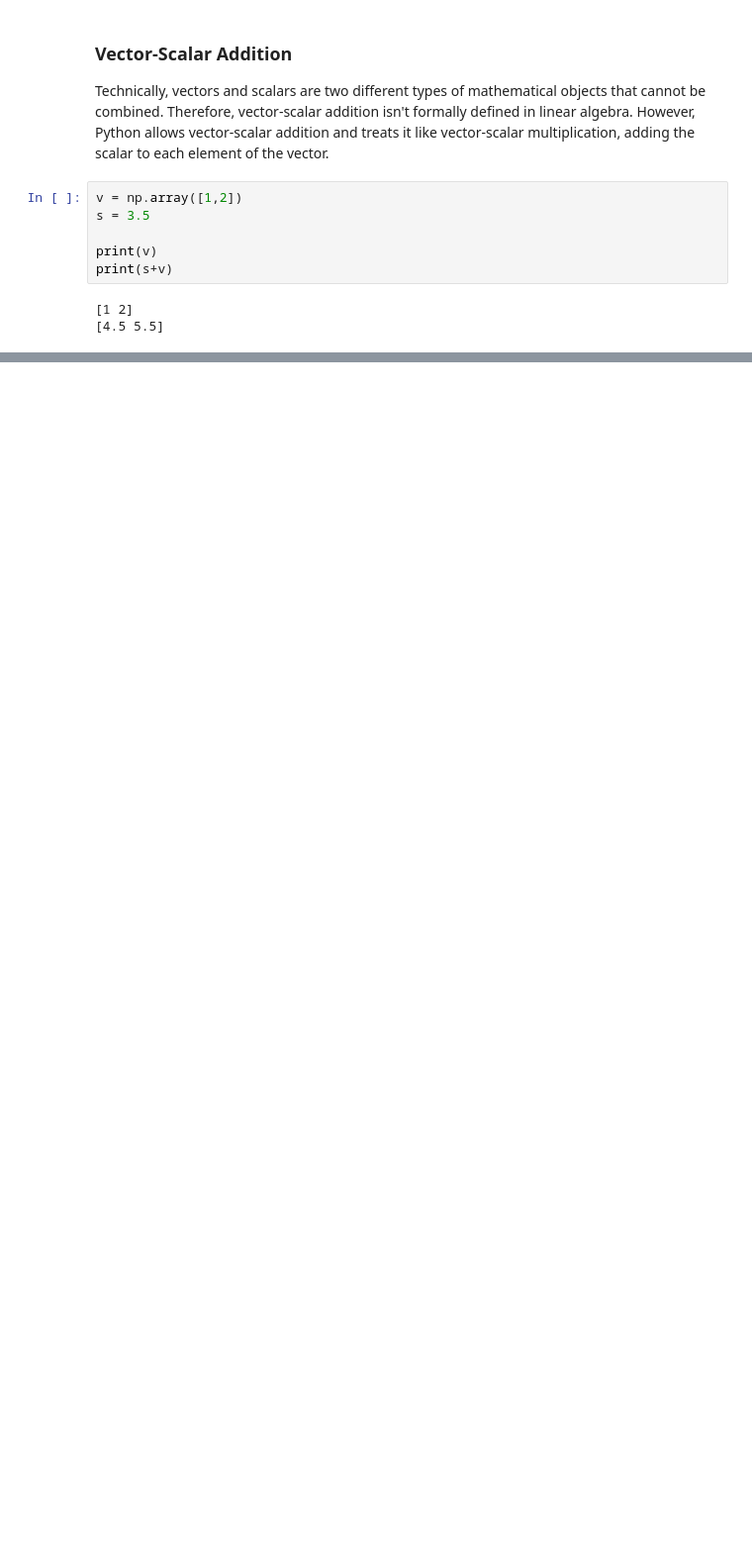
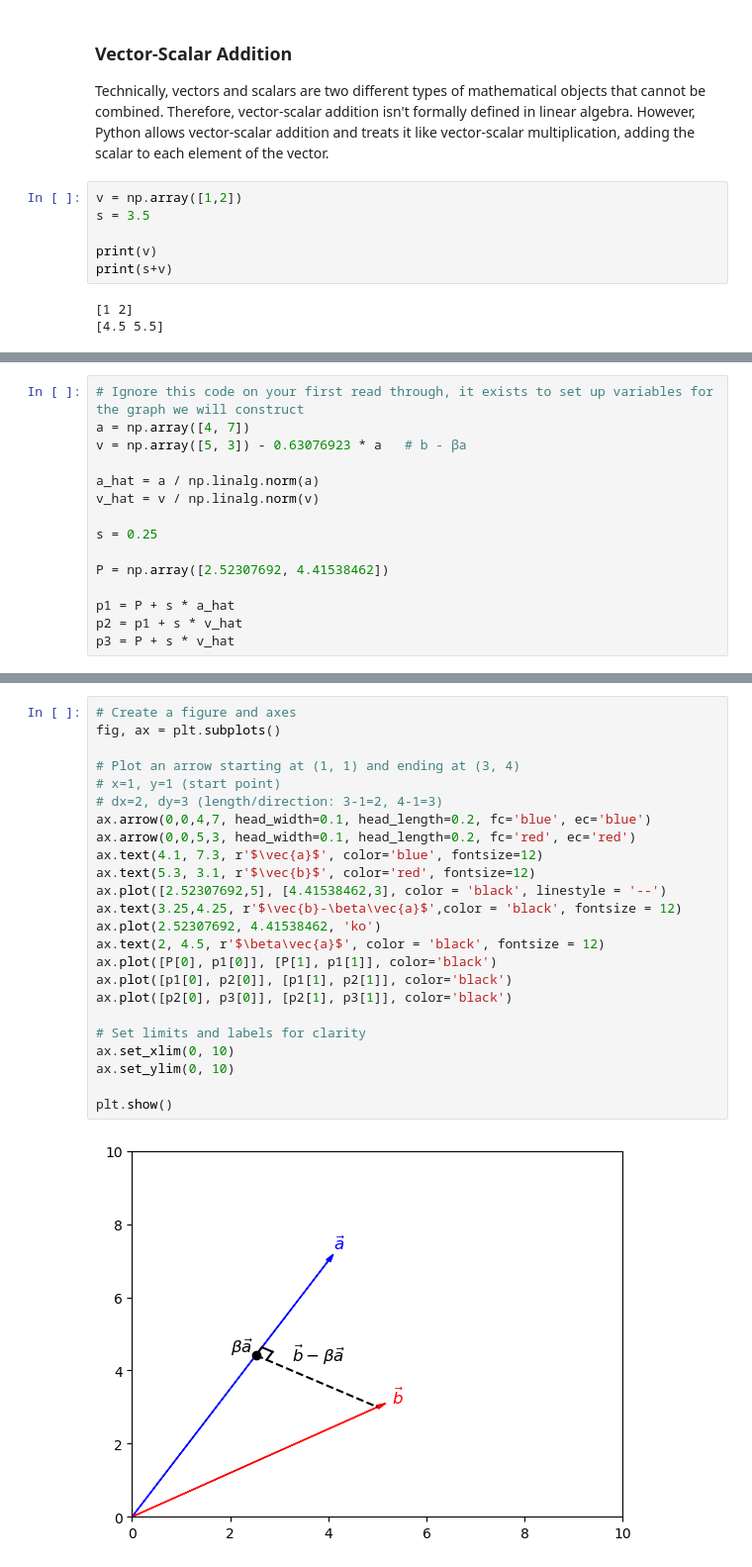
Before and after one commit to schcb15/LinAlg4DataScience, a Jupyter notebook: Read Along Notes/Ch_2_Vectors_Part_1.ipynb, the cells around one changed output, grey strips where cells are left out. Shown: that part at 99% size. Saved outputs shown, nothing was run; the diff lists cells and outputs as text; blank space fills up the shorter version.

Commit message:
completed ch. 2 read along notes

```diff
--- a/Read Along Notes/Ch_2_Vectors_Part_1.ipynb
+++ b/Read Along Notes/Ch_2_Vectors_Part_1.ipynb
@@ -277,0 +585,15 @@ print(s+v)
+# %%
+# Ignore this code on your first read through, it exists to set up variables for the graph we will construct
+a = np.array([4, 7])
+v = np.array([5, 3]) - 0.63076923 * a   # b - βa
+
+a_hat = a / np.linalg.norm(a)
+v_hat = v / np.linalg.norm(v)
+
+s = 0.25
+
+P = np.array([2.52307692, 4.41538462])
+
+p1 = P + s * a_hat
+p2 = p1 + s * v_hat
+p3 = P + s * v_hat
@@ -277,0 +623,26 @@ print(s+v)
+# %%
+# Create a figure and axes
+fig, ax = plt.subplots()
+
+# Plot an arrow starting at (1, 1) and ending at (3, 4)
+# x=1, y=1 (start point)
+# dx=2, dy=3 (length/direction: 3-1=2, 4-1=3)
+ax.arrow(0,0,4,7, head_width=0.1, head_length=0.2, fc='blue', ec='blue')
+ax.arrow(0,0,5,3, head_width=0.1, head_length=0.2, fc='red', ec='red')
+ax.text(4.1, 7.3, r'$\vec{a}$', color='blue', fontsize=12)
+ax.text(5.3, 3.1, r'$\vec{b}$', color='red', fontsize=12)
+ax.plot([2.52307692,5], [4.41538462,3], color = 'black', linestyle = '--')
+ax.text(3.25,4.25, r'$\vec{b}-\beta\vec{a}$',color = 'black', fontsize = 12)
+ax.plot(2.52307692, 4.41538462, 'ko')
+ax.text(2, 4.5, r'$\beta\vec{a}$', color = 'black', fontsize = 12)
+ax.plot([P[0], p1[0]], [P[1], p1[1]], color='black')
+ax.plot([p1[0], p2[0]], [p1[1], p2[1]], color='black')
+ax.plot([p2[0], p3[0]], [p2[1], p3[1]], color='black')
+
+# Set limits and labels for clarity
+ax.set_xlim(0, 10)
+ax.set_ylim(0, 10)
+
+plt.show()
+# %% [output]
+[figure, added]
```
Also changed, not shown: parts of 43 cells of this notebook, 9 other files.
